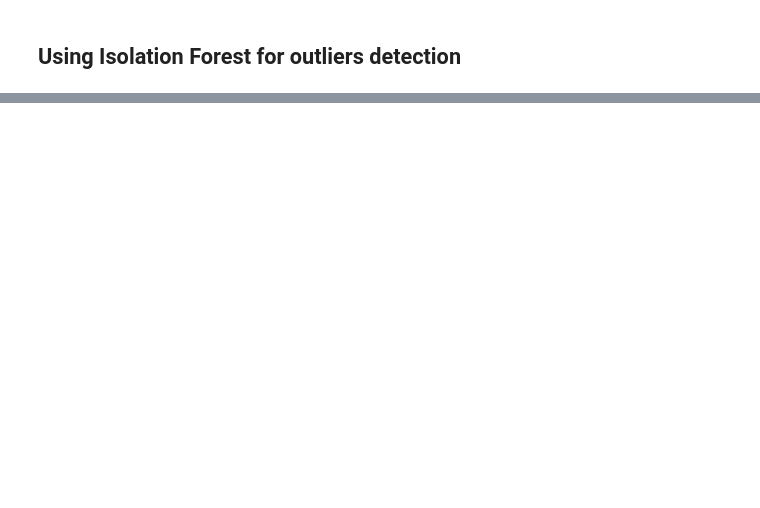
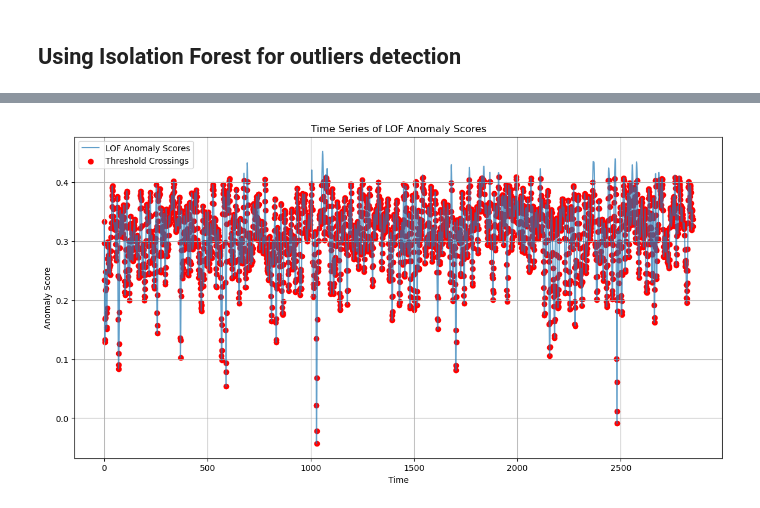
Before and after one commit to Maheshdudala/Smartphone_Anamoly_Infosys_Internship_Oct2024, a Jupyter notebook: Collab-Phase-3( Machine Learning).ipynb, the cells around one changed output, grey strips where cells are left out. Drawn from its saved outputs; the diff is of its cells as text; code cells hidden in the pictures; blank space fills up the shorter version.

```diff
--- a/Collab-Phase-3( Machine Learning).ipynb
+++ b/Collab-Phase-3( Machine Learning).ipynb
@@ -1451,0 +421,24 @@ F1 Score: 0.24
+# %%
+from scipy.ndimage import gaussian_filter1d
+
+# Best Threshold value for LOF
+best_threshold_lof = 0.4094069672966829
+
+# Apply smoothing to the LOF anomaly scores for a more continuous appearance
+smoothed_lof_anomaly_scores = gaussian_filter1d(lof_anomaly_scores, sigma=2)
+
+# Identify points where the smoothed LOF anomaly scores cross the threshold
+threshold_points_lof = np.where(smoothed_lof_anomaly_scores < best_threshold_lof)[0]
+
+# Time series plot of smoothed LOF anomaly scores with best threshold points
+plt.figure(figsize=(14, 7))
+plt.plot(smoothed_lof_anomaly_scores, linestyle='-', alpha=0.7, label='LOF Anomaly Scores')
+plt.scatter(threshold_points_lof, smoothed_lof_anomaly_scores[threshold_points_lof], color='red', marker='o', label='Threshold Crossings')
+plt.title('Time Series of LOF Anomaly Scores')
+plt.xlabel('Time')
+plt.ylabel('Anomaly Score')
+plt.legend()
+plt.grid()
+plt.show()
+# %% [output]
+[figure, added]
```
Also changed, not shown: parts of 47 cells of this notebook.
